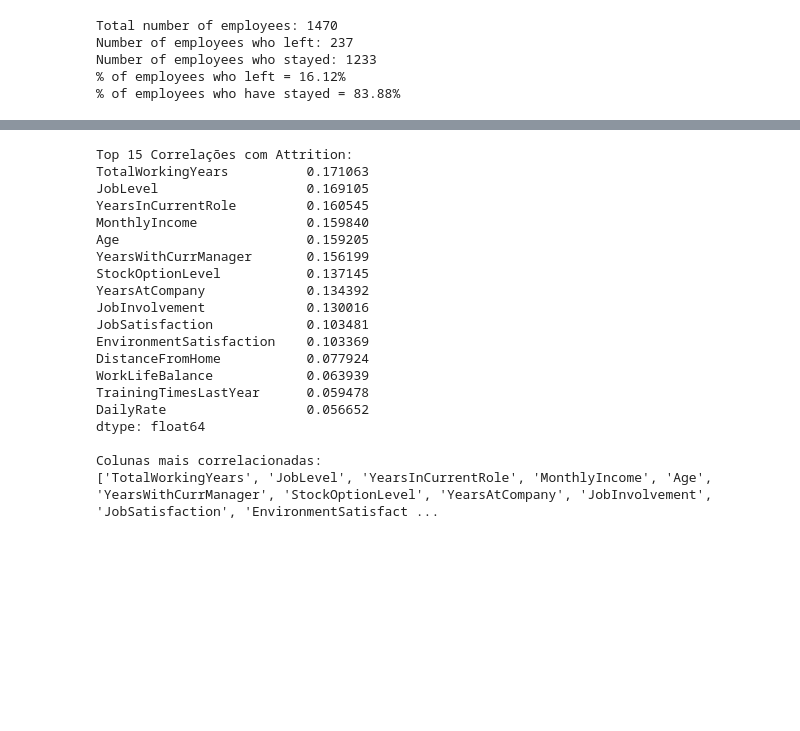
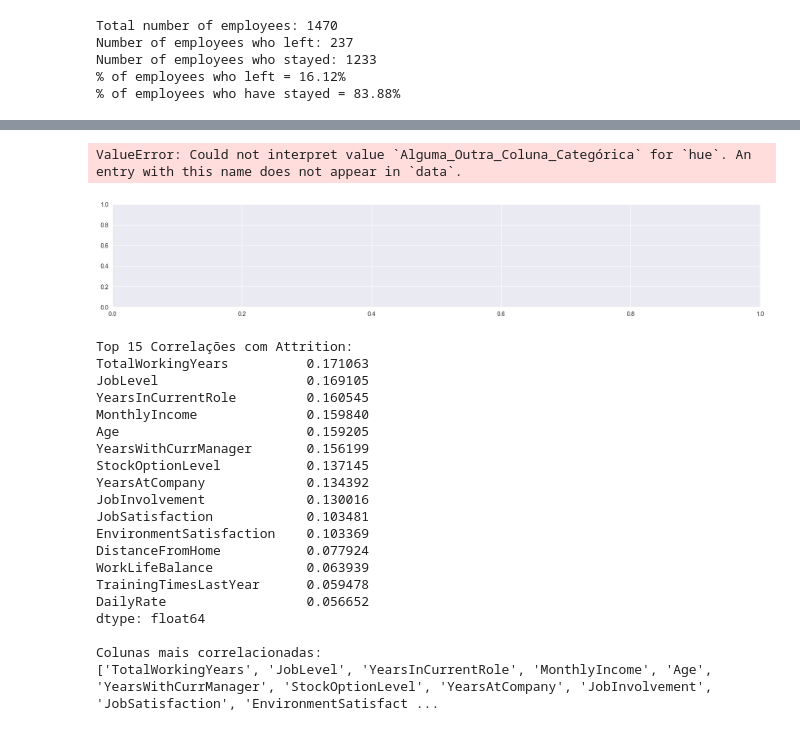
Before and after one commit to Haell39/HR-Analytics, a Jupyter notebook: notebooks/EDA_HR.ipynb, the cells around one changed output, grey strips where cells are left out. Drawn from its saved outputs; the diff is of its cells as text; code cells hidden in the pictures; blank space fills up the shorter version.

```diff
--- a/notebooks/EDA_HR.ipynb
+++ b/notebooks/EDA_HR.ipynb
@@ -302,22 +382,0 @@ stayed_df.describe()
-# %%
-# Now lets see about the correlations:
-""" employee_df = pd.read_csv('../data/raw/Human_Resources.csv')
-employee_df.drop(['EmployeeCount', 'EmployeeNumber', 'Over18', 'StandardHours'], axis=1, inplace=True) # changing the data frame in memory """
-
-
-object_cols = employee_df.select_dtypes(include=['object']).columns
-
-# Mostra informações sobre cada coluna do tipo object
-for col in object_cols:
-    print(f"\nColuna: {col}")
-    print(f"Tipo de dado: {employee_df[col].dtype}")
-    print(f"Valores únicos: {employee_df[col].unique()}")
-    print(f"Contagem de valores:")
-    print(employee_df[col].value_counts(dropna=False))
-    print("---")
-
-
-
-""" correlations = employee_df.corr()
-f, ax = plt.subplots(figsize=(20, 20))
-sns.heatmap(correlations, annot = True)   """
@@ -375,3 +490,25 @@ Age have a solid correlation with MonthlyIncome -> 0.5
+# %%
+# Agora vou gerar os graficos das correlações das principais variaveis(as de maior impacto) com a variavel alvo Attrition
+
+import matplotlib.pyplot as plt
+import seaborn as sns
+
+# Supondo que 'OverTime' seja uma coluna categórica no seu DataFrame
+plt.figure(figsize=(20, 30))
+
+# Primeiro subplot: Countplot
+plt.subplot(811)
+sns.countplot(x='OverTime', hue='Alguma_Outra_Coluna_Categórica', data=employee_df)
+
+# Segundo subplot: KDE plot
+plt.subplot(812)
+sns.kdeplot(left_df['OverTime'], label='Funcionários que saíram', fill=True, color='r')
+sns.kdeplot(stayed_df['OverTime'], label='Funcionários que ficaram', fill=True, color='b')
+
+plt.show()
+# %% [output]
+ValueError: Could not interpret value `Alguma_Outra_Coluna_Categórica` for `hue`. An entry with this name does not appear in `data`.
+[figure, added]
 # %%
 import pandas as pd
 import seaborn as sns
```
Also changed, not shown: parts of 36 cells of this notebook, 1 other file.
